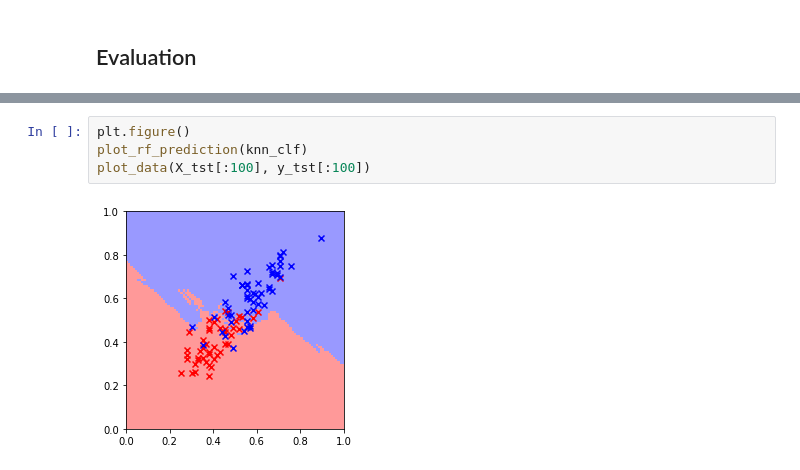
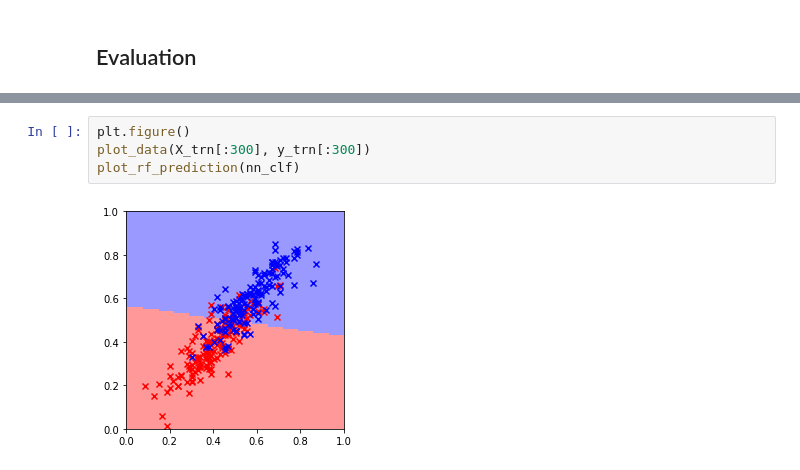
Before and after one commit to rmanaem/esports-prediction, a Jupyter notebook: src/training.ipynb, the cells around one changed output, grey strips where cells are left out. Saved outputs shown, nothing was run; the diff lists cells and outputs as text.

```diff
--- a/src/training.ipynb
+++ b/src/training.ipynb
@@ -206,6 +251,6 @@ Fitting 3 folds for each of 5 candidates, totalling 15 fits
-# %%
-plt.figure()
-plot_rf_prediction(knn_clf)
-plot_data(X_tst[:100], y_tst[:100])
-# %% [output]
-[figure, removed]
+# %%
+plt.figure()
+plot_data(X_trn[:300], y_trn[:300])
+plot_rf_prediction(nn_clf)
+# %% [output]
+[figure, added]
```
Also changed, not shown: parts of 11 cells of this notebook, 1 other file.
